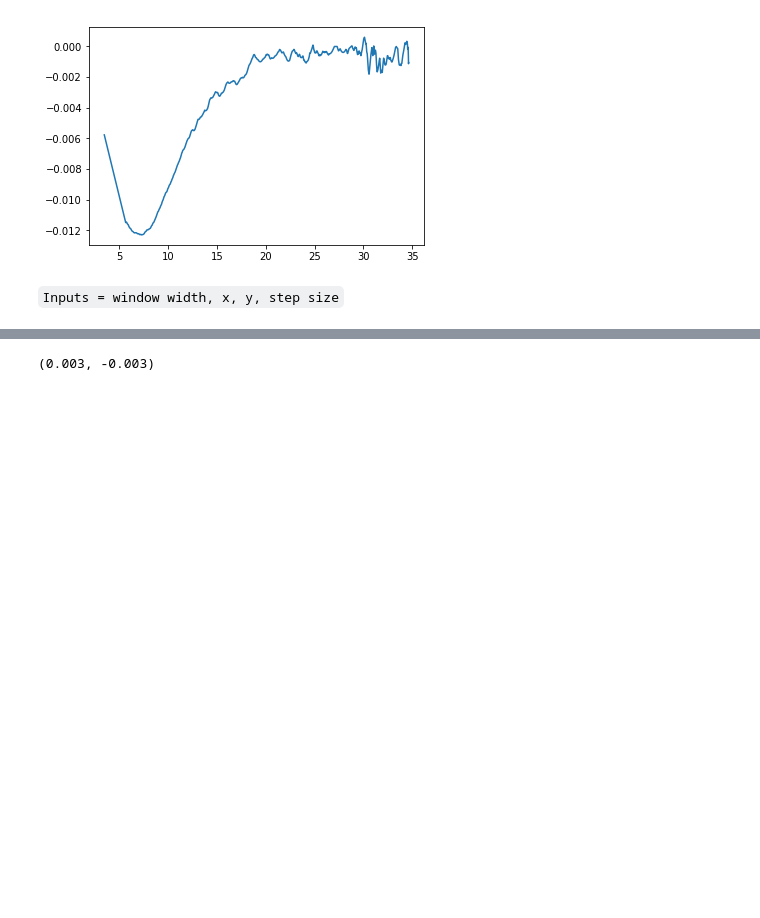
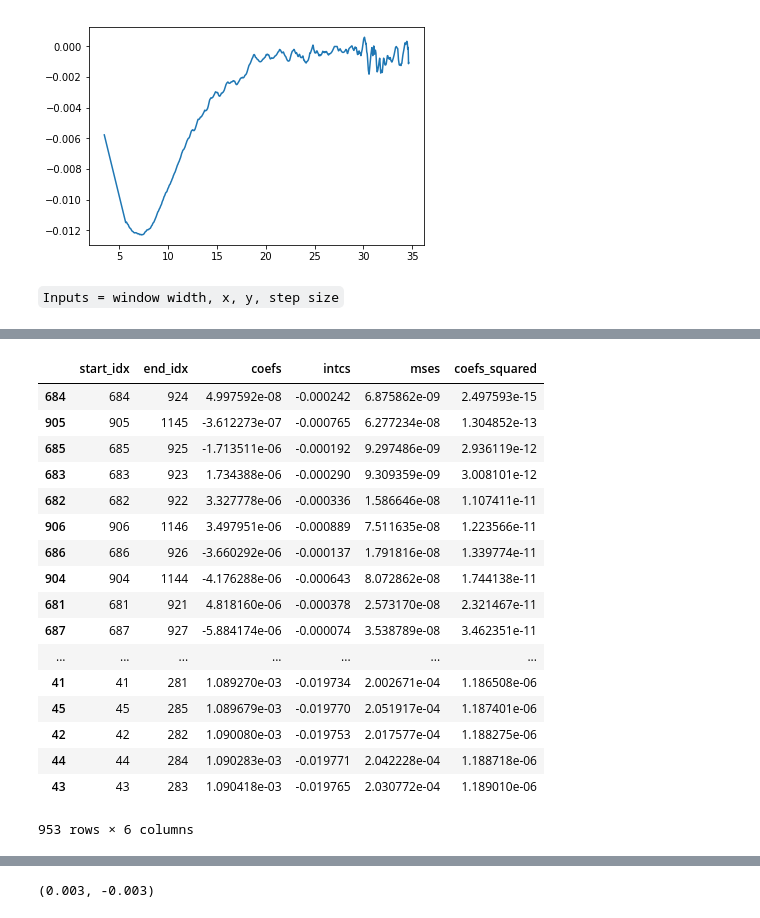
Before and after one commit to vwhu/gitt_toolkit, a Jupyter notebook: development_notebook2.ipynb, the cells around one changed output, grey strips where cells are left out. Saved outputs shown, nothing was run; the diff lists cells and outputs as text; code cells hidden in the pictures; blank space fills up the shorter version.

```diff
--- a/development_notebook2.ipynb
+++ b/development_notebook2.ipynb
@@ -323,0 +426,21 @@ for i in range(n,int(len(x)-n)):
+# %%
+data.sort_values(by = 'coefs_squared')
+# %% [output]
+|  | start_idx | end_idx | coefs | intcs | mses | coefs_squared |
+| 684 | 684 | 924 | 4.997592e-08 | -0.000242 | 6.875862e-09 | 2.497593e-15 |
+| 905 | 905 | 1145 | -3.612273e-07 | -0.000765 | 6.277234e-08 | 1.304852e-13 |
+| 685 | 685 | 925 | -1.713511e-06 | -0.000192 | 9.297486e-09 | 2.936119e-12 |
+| 683 | 683 | 923 | 1.734388e-06 | -0.000290 | 9.309359e-09 | 3.008101e-12 |
+| 682 | 682 | 922 | 3.327778e-06 | -0.000336 | 1.586646e-08 | 1.107411e-11 |
+| 906 | 906 | 1146 | 3.497951e-06 | -0.000889 | 7.511635e-08 | 1.223566e-11 |
+| 686 | 686 | 926 | -3.660292e-06 | -0.000137 | 1.791816e-08 | 1.339774e-11 |
+| 904 | 904 | 1144 | -4.176288e-06 | -0.000643 | 8.072862e-08 | 1.744138e-11 |
+| 681 | 681 | 921 | 4.818160e-06 | -0.000378 | 2.573170e-08 | 2.321467e-11 |
+| 687 | 687 | 927 | -5.884174e-06 | -0.000074 | 3.538789e-08 | 3.462351e-11 |
+| ... | ... | ... | ... | ... | ... | ... |
+| 41 | 41 | 281 | 1.089270e-03 | -0.019734 | 2.002671e-04 | 1.186508e-06 |
+| 45 | 45 | 285 | 1.089679e-03 | -0.019770 | 2.051917e-04 | 1.187401e-06 |
+| 42 | 42 | 282 | 1.090080e-03 | -0.019753 | 2.017577e-04 | 1.188275e-06 |
+| 44 | 44 | 284 | 1.090283e-03 | -0.019771 | 2.042228e-04 | 1.188718e-06 |
+| 43 | 43 | 283 | 1.090418e-03 | -0.019765 | 2.030772e-04 | 1.189010e-06 |
+953 rows × 6 columns
```
Also changed, not shown: parts of 16 cells of this notebook, 1 other file.
